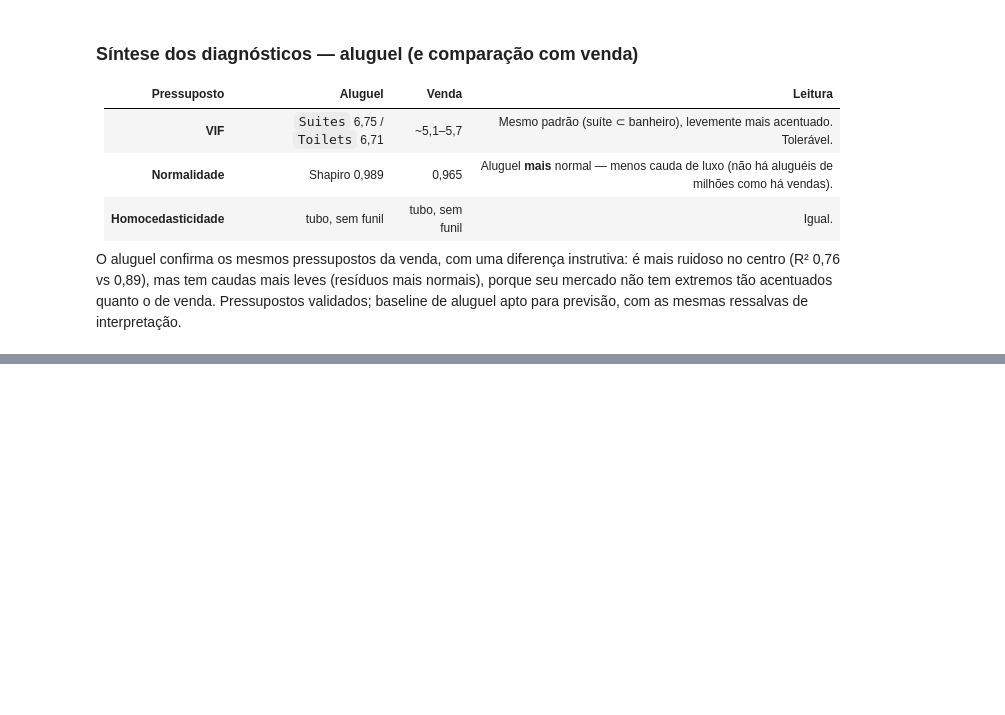
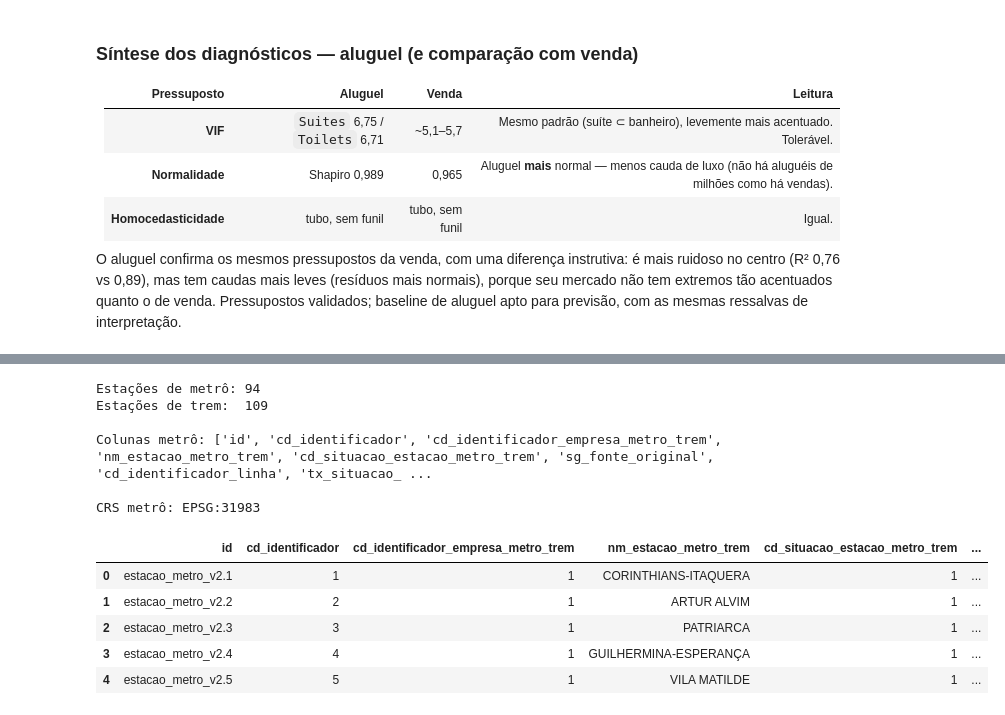
Before and after one commit to lDelmondes/avm-sao-paulo, a Jupyter notebook: 02_preparacao.ipynb, the cells around one changed output, grey strips where cells are left out. Drawn from its saved outputs; the diff is of its cells as text; code cells hidden in the pictures; blank space fills up the shorter version.

```diff
--- a/02_preparacao.ipynb
+++ b/02_preparacao.ipynb
@@ -658,0 +671,32 @@ ressalvas de interpretação.
+# %%
+import geopandas as gpd
+
+# Carrega as camadas de estações (ajuste os nomes dos arquivos conforme baixou)
+metro = gpd.read_file("data/raw/estacoes_metro.geojson")
+trem  = gpd.read_file("data/raw/estacoes_trem.geojson")
+
+# Quantas estações em cada camada?
+print("Estações de metrô:", len(metro))
+print("Estações de trem: ", len(trem))
+
+# Que colunas vieram? (queremos achar o NOME da estação e talvez a linha)
+print("\nColunas metrô:", list(metro.columns))
+
+# O sistema de coordenadas (CRS) — lat/long ou UTM?
+print("\nCRS metrô:", metro.crs)
+
+# As primeiras linhas, para ver a cara dos dados
+metro.head()
+# %% [output]
+Estações de metrô: 94
+Estações de trem:  109
+
+Colunas metrô: ['id', 'cd_identificador', 'cd_identificador_empresa_metro_trem', 'nm_estacao_metro_trem', 'cd_situacao_estacao_metro_trem', 'sg_fonte_original', 'cd_identificador_linha', 'tx_situacao_ ...
+
+CRS metrô: EPSG:31983
+|  | id | cd_identificador | cd_identificador_empresa_metro_trem | nm_estacao_metro_trem | cd_situacao_estacao_metro_trem | ... |
+| 0 | estacao_metro_v2.1 | 1 | 1 | CORINTHIANS-ITAQUERA | 1 | ... |
+| 1 | estacao_metro_v2.2 | 2 | 1 | ARTUR ALVIM | 1 | ... |
+| 2 | estacao_metro_v2.3 | 3 | 1 | PATRIARCA | 1 | ... |
+| 3 | estacao_metro_v2.4 | 4 | 1 | GUILHERMINA-ESPERANÇA | 1 | ... |
+| 4 | estacao_metro_v2.5 | 5 | 1 | VILA MATILDE | 1 | ... |
```
Also changed, not shown: parts of 24 cells of this notebook, 1 other file.
